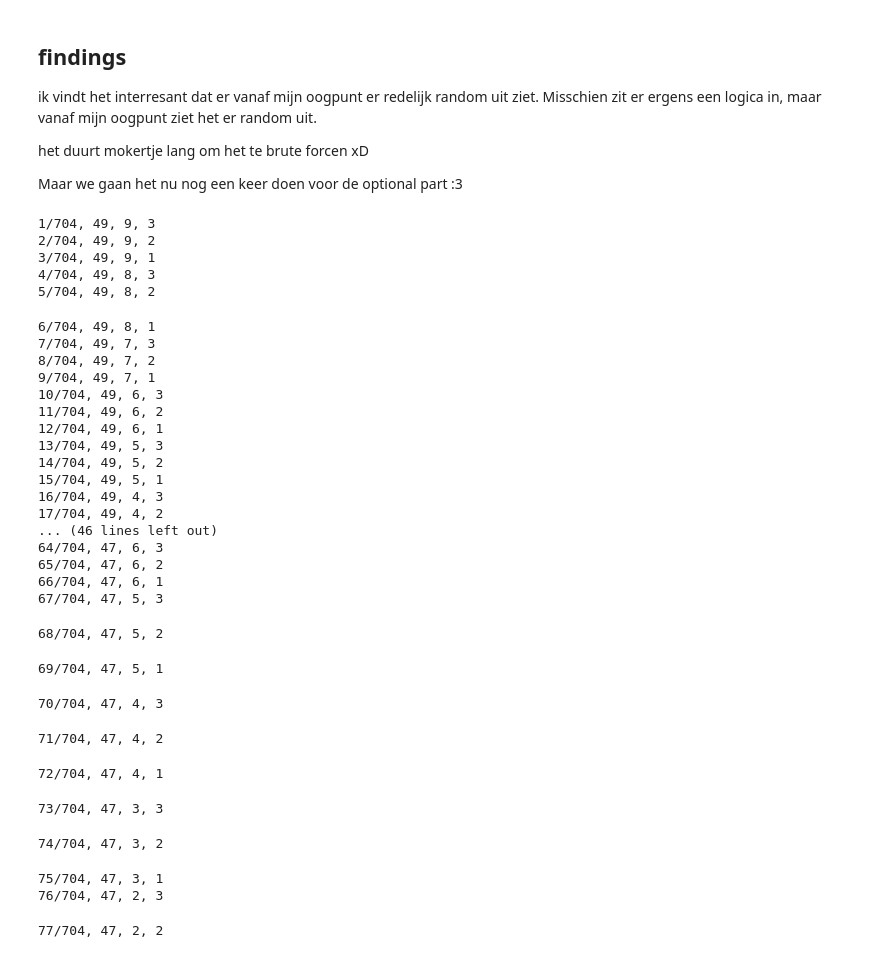
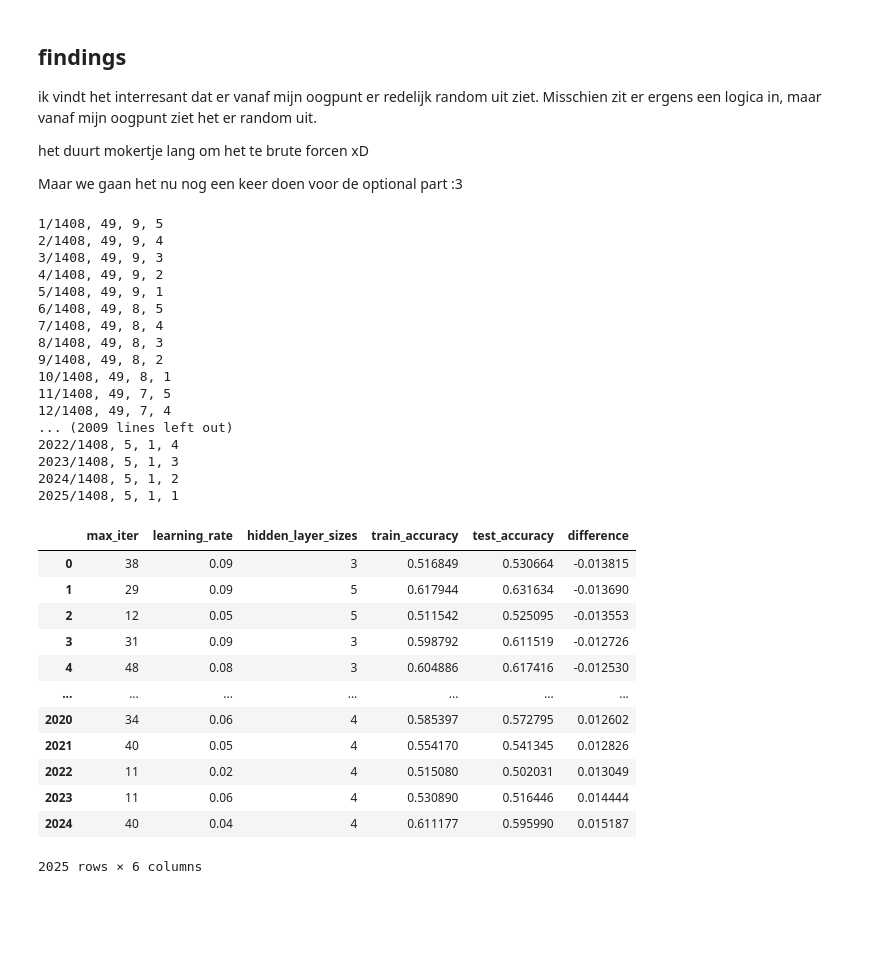
Before and after one commit to oldmartijntje/avans1.4-portfolio, a Jupyter notebook: assignment 21.ipynb, the cells around one changed output. Cells and saved outputs as stored; diff of their text form; code cells hidden in the pictures; blank space fills up the shorter version.

```diff
--- a/assignment 21.ipynb
+++ b/assignment 21.ipynb
@@ -284,55 +305,53 @@ def runModelWithHiddenLayers(max_iter, learning_rate, hidden_layer_sizes, result
 # %%
 results2 = []
 amount_of_iter = 50
 start_iter = 5
 amount_of_learning_rate = 10
 start_learning_rate = 1
 learning_rate_stepSize = 0.01
 start_hidden_layer_sizes = 1
-amount_hidden_layer_sizes = 3
+amount_hidden_layer_sizes = 5
 estimation = (amount_of_learning_rate - start_learning_rate -1) * (amount_hidden_layer_sizes - start_learning_rate) * (amount_of_iter - start_iter -1)
 loops = 0;
 
 for i in range(amount_of_iter - 1, start_iter - 1, -1):
     for j in range(amount_of_learning_rate - 1, start_learning_rate - 1, -1):
         for k in range(amount_hidden_layer_sizes, start_learning_rate - 1, -1):
             loops += 1
             print(f"{loops}/{estimation}, {i}, {j}, {k}")
             runModelWithHiddenLayers(i, j * learning_rate_stepSize, k, results2)
 
 results2.sort(key=lambda x: x["difference"])
 df = pd.DataFrame(results2)
 df
 # %% [output]
-1/704, 49, 9, 3
-2/704, 49, 9, 2
-3/704, 49, 9, 1
-4/704, 49, 8, 3
-5/704, 49, 8, 2
+1/1408, 49, 9, 5
+2/1408, 49, 9, 4
+3/1408, 49, 9, 3
+4/1408, 49, 9, 2
+5/1408, 49, 9, 1
+6/1408, 49, 8, 5
+7/1408, 49, 8, 4
+8/1408, 49, 8, 3
+9/1408, 49, 8, 2
+10/1408, 49, 8, 1
+11/1408, 49, 7, 5
+12/1408, 49, 7, 4
+... (2009 lines left out)
+2022/1408, 5, 1, 4
+2023/1408, 5, 1, 3
+2024/1408, 5, 1, 2
+2025/1408, 5, 1, 1
+|  | max_iter | learning_rate | hidden_layer_sizes | train_accuracy | test_accuracy | difference |
+| 0 | 38 | 0.09 | 3 | 0.516849 | 0.530664 | -0.013815 |
+| 1 | 29 | 0.09 | 5 | 0.617944 | 0.631634 | -0.013690 |
+| 2 | 12 | 0.05 | 5 | 0.511542 | 0.525095 | -0.013553 |
+| 3 | 31 | 0.09 | 3 | 0.598792 | 0.611519 | -0.012726 |
+| 4 | 48 | 0.08 | 3 | 0.604886 | 0.617416 | -0.012530 |
+| ... | ... | ... | ... | ... | ... | ... |
+| 2020 | 34 | 0.06 | 4 | 0.585397 | 0.572795 | 0.012602 |
+| 2021 | 40 | 0.05 | 4 | 0.554170 | 0.541345 | 0.012826 |
+| 2022 | 11 | 0.02 | 4 | 0.515080 | 0.502031 | 0.013049 |
+| 2023 | 11 | 0.06 | 4 | 0.530890 | 0.516446 | 0.014444 |
+| 2024 | 40 | 0.04 | 4 | 0.611177 | 0.595990 | 0.015187 |
-6/704, 49, 8, 1
-7/704, 49, 7, 3
-8/704, 49, 7, 2
-9/704, 49, 7, 1
-10/704, 49, 6, 3
-11/704, 49, 6, 2
-12/704, 49, 6, 1
-13/704, 49, 5, 3
-14/704, 49, 5, 2
-15/704, 49, 5, 1
-16/704, 49, 4, 3
-17/704, 49, 4, 2
-... (46 lines left out)
-64/704, 47, 6, 3
-65/704, 47, 6, 2
-66/704, 47, 6, 1
-67/704, 47, 5, 3
+2025 rows × 6 columns
-68/704, 47, 5, 2
-69/704, 47, 5, 1
-70/704, 47, 4, 3
-71/704, 47, 4, 2
-72/704, 47, 4, 1
-73/704, 47, 3, 3
-74/704, 47, 3, 2
-75/704, 47, 3, 1
-76/704, 47, 2, 3
-77/704, 47, 2, 2
```
Also changed, not shown: parts of 7 cells of this notebook.
